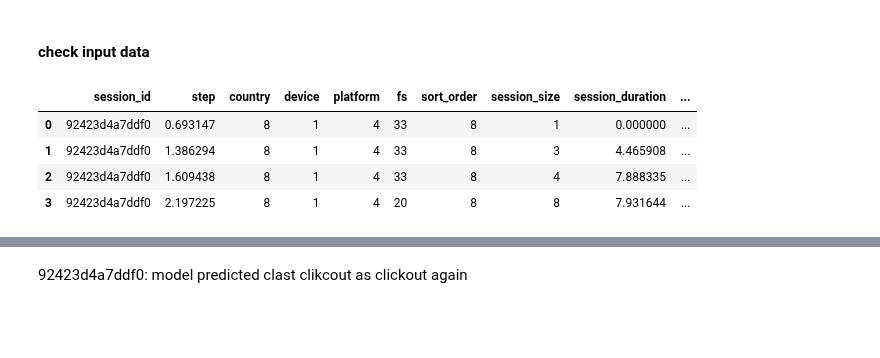
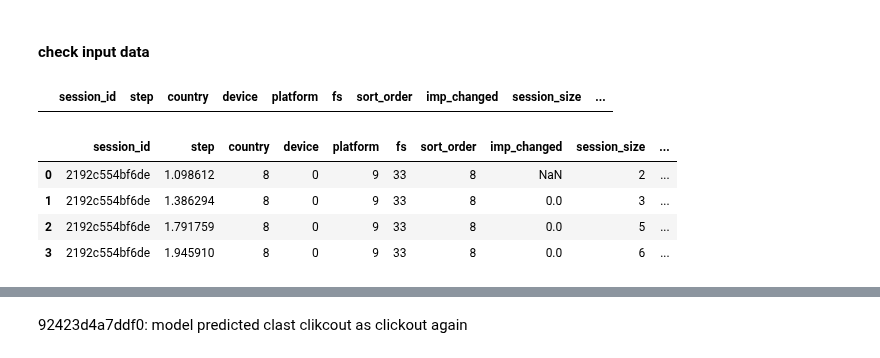
Before and after one commit to samshipengs/naps, a Jupyter notebook: lgb_model_checking.ipynb, the cells around one changed output, grey strips where cells are left out. Saved outputs shown, nothing was run; the diff lists cells and outputs as text; code cells hidden in the pictures; blank space fills up the shorter version.

```diff
--- a/lgb_model_checking.ipynb
+++ b/lgb_model_checking.ipynb
@@ -164,19 +162,21 @@ def display_clean(rid, show_answer=False):
 # %% [markdown]
 ### grab train_inputs
 # %%
-train_inputs = pd.read_parquet('./gbm_cache/train_inputs_1000000_no_test_added.snappy')
-# specify some columns that we do not want in training
-cf_cols = [i for i in train_inputs.columns if 'current_filters' in i]
-price_cols = [i for i in train_inputs.columns if re.match(r'prices_\d', i)]
-drop_cols = cf_cols + price_cols  # + ['country', 'platform']
-# drop cf col for now
-train_inputs.drop(drop_cols, axis=1, inplace=True)
+train_inputs = pd.read_parquet('./cache/train_inputs_1000000_no_test_added.snappy')
+train_dir_inputs = pd.read_parquet('./cache/train_inputs_lgb.snappy')
+
+# # specify some columns that we do not want in training
+# cf_cols = [i for i in train_inputs.columns if 'current_filters' in i]
+# price_cols = [i for i in train_inputs.columns if re.match(r'prices_\d', i)]
+# drop_cols = cf_cols + price_cols  # + ['country', 'platform']
+# # drop cf col for now
+# train_inputs.drop(drop_cols, axis=1, inplace=True)
 
 # a bit processing
-lgb_preprocess(train_inputs)
+# lgb_preprocess(train_inputs)
 
-def display_input(rid):
-    input_demo = train_inputs[train_inputs.session_id==rid].reset_index(drop=True)
+def display_input(df, rid):
+    input_demo = df[df.session_id==rid].reset_index(drop=True)
     targets = input_demo.target
     return input_demo, targets
 
@@ -186,7 +186,9 @@ def display_prediction(input_demo):
     price_cols = [i for i in input_demo.columns if re.match(r'prices_\d', i)]
     drop_cols = cf_cols + price_cols + ['session_id', 'target']
      # + ['country', 'platform']
-    # drop cf col for now
+    drop_cols = [col for col in input_demo.columns if col in drop_cols]
+    print(f'Drop columns: {drop_cols}')
+    # drop cf col
     input_demo.drop(drop_cols, axis=1, inplace=True)
     trn_pred = clf.predict(input_demo)
     pred_label = np.argsort(trn_pred)[:, ::-1]
@@ -234,6 +250,6 @@ IDs got wrong: 'f88590e43d7ce', e75d4eebf6078, c862ea92033cc, 8ab2123e63a9f
 312197af77568 seems like not picking up prev_click0
 # %%
 rid = np.random.choice(train_ids, 1)[0]
-rid = '92423d4a7ddf0'
+rid = '2192c554bf6de'    # 5fdd2d5448384, 92423d4a7ddf0
 rid
 # %% [output]
@@ -286,14 +300,19 @@ Name: reference, dtype: object
 # %% [markdown]
 #### check input data
 # %%
-input_demo, targets = display_input('92423d4a7ddf0')
+input_demo, targets = display_input(train_inputs, rid)
 input_demo
 # %% [output]
-|  | session_id | step | country | device | platform | fs | sort_order | session_size | session_duration | ... |
-| 0 | 92423d4a7ddf0 | 0.693147 | 8 | 1 | 4 | 33 | 8 | 1 | 0.000000 | ... |
-| 1 | 92423d4a7ddf0 | 1.386294 | 8 | 1 | 4 | 33 | 8 | 3 | 4.465908 | ... |
-| 2 | 92423d4a7ddf0 | 1.609438 | 8 | 1 | 4 | 33 | 8 | 4 | 7.888335 | ... |
-| 3 | 92423d4a7ddf0 | 2.197225 | 8 | 1 | 4 | 20 | 8 | 8 | 7.931644 | ... |
+|  | session_id | step | country | device | platform | fs | sort_order | imp_changed | session_size | ... |
+# %%
+input_demo, targets = display_input(train_dir_inputs, rid)
+input_demo
+# %% [output]
+|  | session_id | step | country | device | platform | fs | sort_order | imp_changed | session_size | ... |
+| 0 | 2192c554bf6de | 1.098612 | 8 | 0 | 9 | 33 | 8 | NaN | 2 | ... |
+| 1 | 2192c554bf6de | 1.386294 | 8 | 0 | 9 | 33 | 8 | 0.0 | 3 | ... |
+| 2 | 2192c554bf6de | 1.791759 | 8 | 0 | 9 | 33 | 8 | 0.0 | 5 | ... |
+| 3 | 2192c554bf6de | 1.945910 | 8 | 0 | 9 | 33 | 8 | 0.0 | 6 | ... |
 # %%
 targets
 # %% [output]
```
Also changed, not shown: parts of 20 cells of this notebook, 4 other files.
